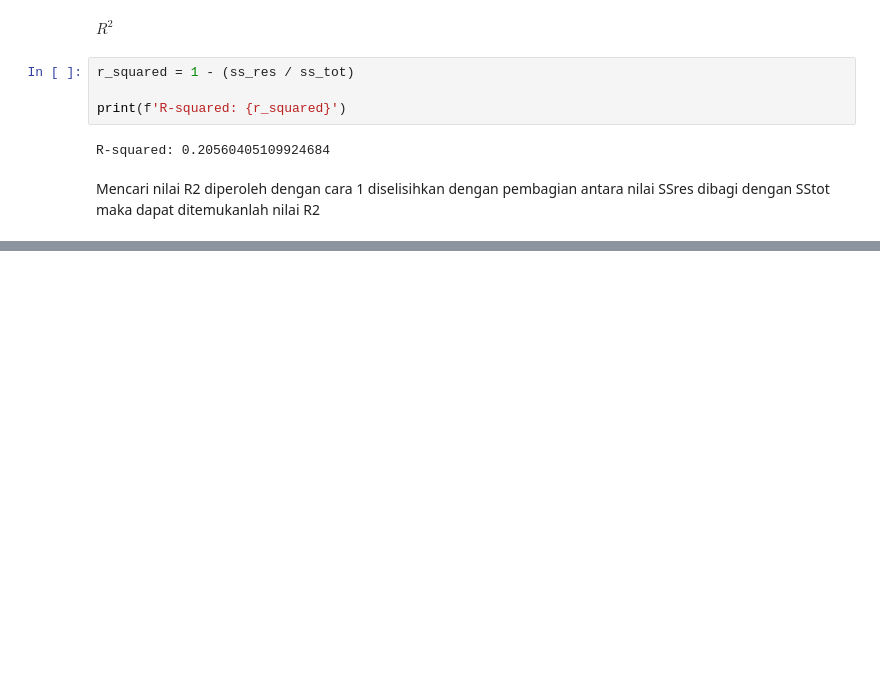
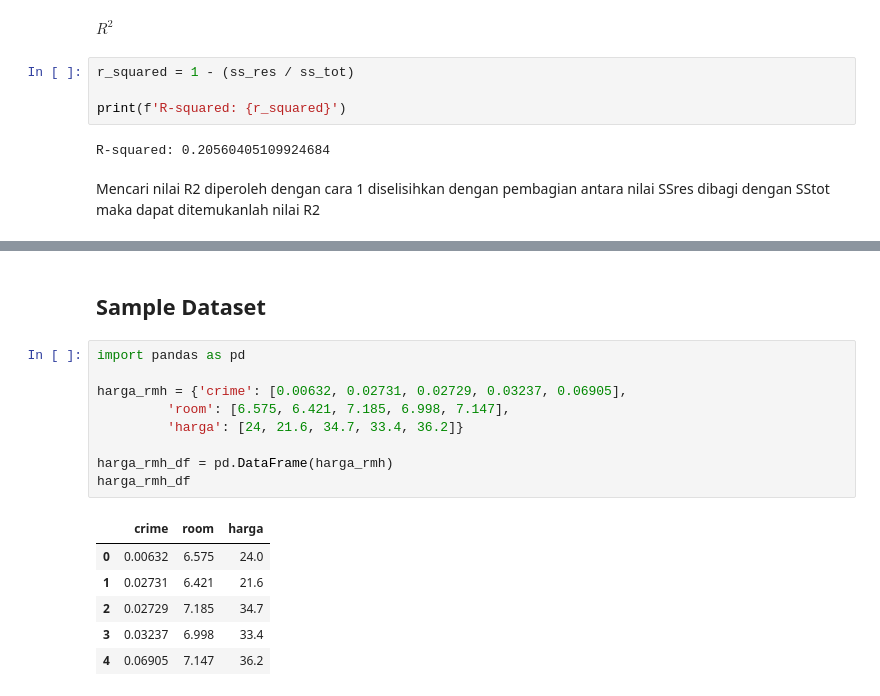
Before and after one commit to Haekal2000/Data-Science, a Jupyter notebook: UTS/UTS_Simple Linear Regression-Copy1.ipynb, the cells around one changed output, grey strips where cells are left out. Saved outputs shown, nothing was run; the diff lists cells and outputs as text; blank space fills up the shorter version.

Commit message:
UTS Data Science KNN Regression

```diff
--- a/UTS/UTS_Simple Linear Regression-Copy1.ipynb
+++ b/UTS/UTS_Simple Linear Regression-Copy1.ipynb
@@ -350,0 +400,18 @@ Mencari nilai R2 diperoleh dengan cara 1 diselisihkan dengan pembagian antara ni
+# %% [markdown]
+## Sample Dataset
+# %%
+import pandas as pd
+
+harga_rmh = {'crime': [0.00632, 0.02731, 0.02729, 0.03237, 0.06905],
+         'room': [6.575, 6.421, 7.185, 6.998, 7.147],
+         'harga': [24, 21.6, 34.7, 33.4, 36.2]}
+
+harga_rmh_df = pd.DataFrame(harga_rmh)
+harga_rmh_df
+# %% [output]
+|  | crime | room | harga |
+| 0 | 0.00632 | 6.575 | 24.0 |
+| 1 | 0.02731 | 6.421 | 21.6 |
+| 2 | 0.02729 | 7.185 | 34.7 |
+| 3 | 0.03237 | 6.998 | 33.4 |
+| 4 | 0.06905 | 7.147 | 36.2 |
```
Also changed, not shown: parts of 38 cells of this notebook.
